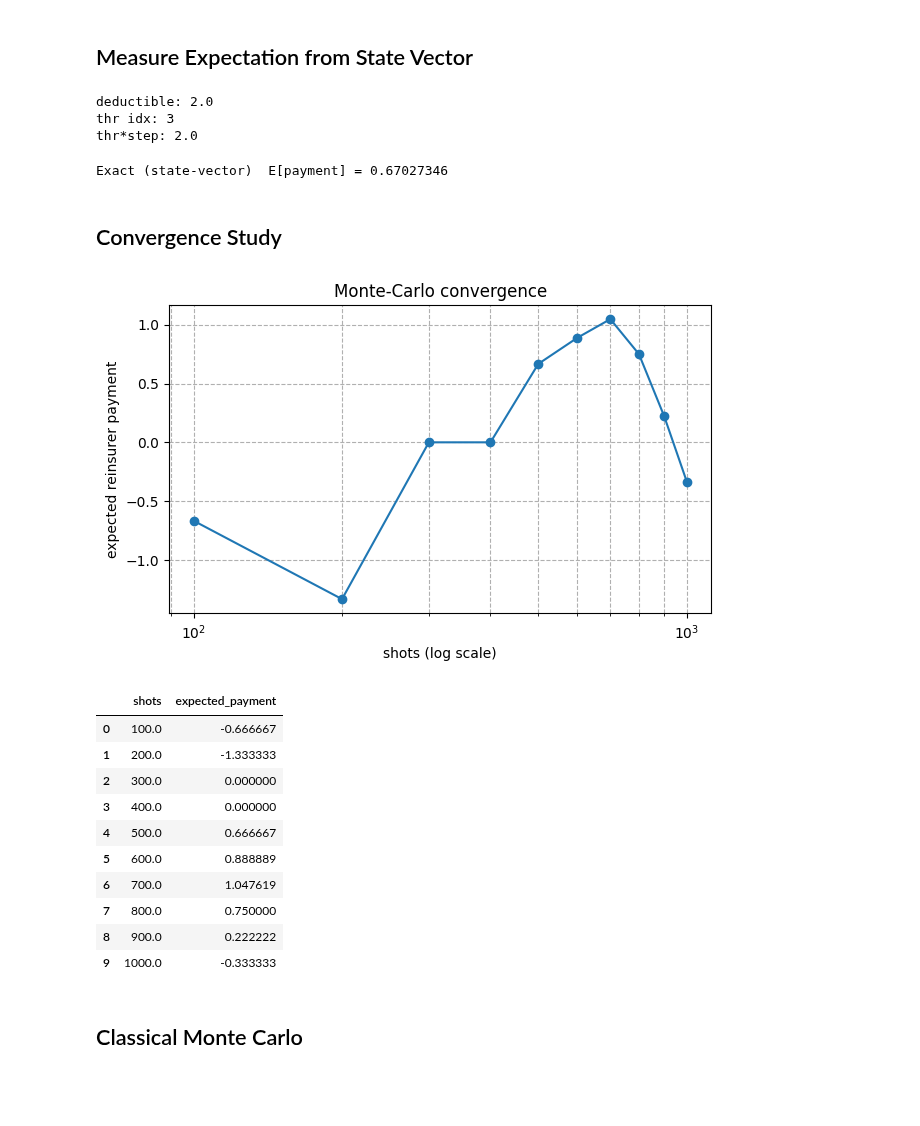
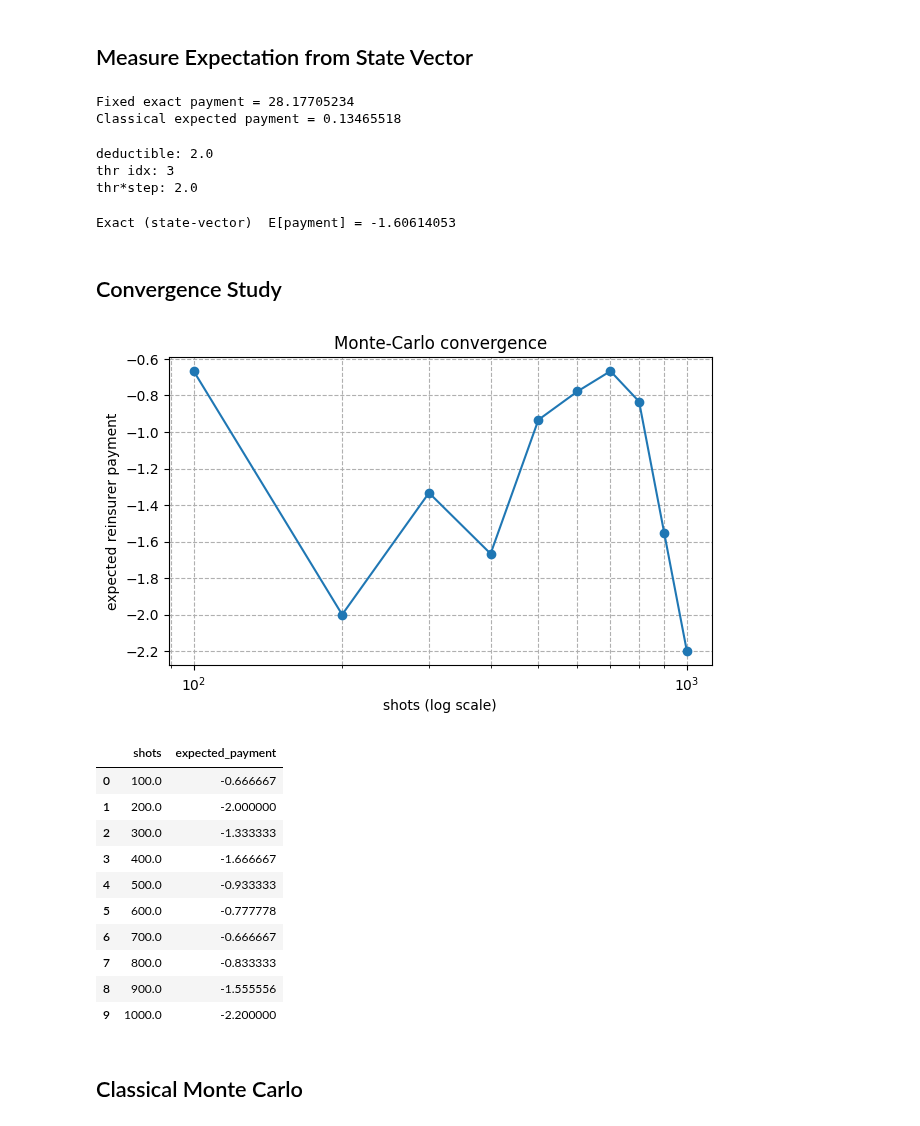
Before and after one commit to AlexFiliakov/knowledge-pricing, a Jupyter notebook: 4.b. Quantum Excess Evaluation Algorithm.ipynb, the cells around one changed output. Cells and saved outputs as stored; diff of their text form; code cells hidden in the pictures; blank space fills up the shorter version.

Commit message:
debugging rotation

```diff
--- a/4.b. Quantum Excess Evaluation Algorithm.ipynb
+++ b/4.b. Quantum Excess Evaluation Algorithm.ipynb
@@ -727,8 +766,8 @@ qc = apply_excess_rotations(
     flag_qubit=flag_q,
     meas_qubit=meas_q,
     step=step,
-    coins=coins,
-    c=c_param,
+    c_param=c_param,
+    little_endian=False
 )                  # choose c small (paper says “small number”)
 
 qc.barrier(label="controlled RY block")
@@ -737,0 +836,9 @@ CircuitInstruction(operation=Instruction(name='barrier', num_qubits=11, num_clbi
+# %%
+# Get the integer index of the measurement qubit within the circuit 'qc'
+meas_q_index = qc.qubits.index(meas_q)
+
+sv   = Statevector.from_instruction(qc)
+# Use the integer index for qargs
+p1   = sv.probabilities_dict(qargs=[meas_q_index]).get('1', 0)
+print("E[payment] =", (p1 - 0.5) / c_param)
+# should be ~ 0.133 at deductible = 2.0
@@ -960,6 +1216,29 @@ def expected_payment_exact(circ: QuantumCircuit,
     p1 = np.real(rho_meas.data[1, 1]) # probability of |1⟩ in the measurement qubit
 
     return (p1 - 0.5) / c
+# %%
+# Reset the circuit
+qc_reset = qc.copy()
+for i in range(len(qc_reset.qregs)-1, 3, -1):  # Remove extra registers
+    qc_reset.qregs.pop(i)
+
+# Add measurement qubit again
+meas_reg = add_measure_qubit_and_bias(qc_reset)
+meas_q = meas_reg[0]
+
+# Apply the fixed rotation function
+qc_reset = apply_excess_rotations(qc_reset, loss_reg, flag_q, meas_q, step, c_param)
+
+# Determine integer index of the measurement qubit in qc_reset.qubits
+meas_idx = qc_reset.qubits.index(meas_q)
+
+# Check the payment calculation
+pay_exact = expected_payment_exact(qc_reset, meas_idx, c_param)
+print(f"Fixed exact payment = {pay_exact:.8f}")
+print(f"Classical expected payment = {0.13465517755970566:.8f}")
+# %% [output]
+Fixed exact payment = 28.17705234
+Classical expected payment = 0.13465518
 # %%
 thr = int((deductible - domain_min) / step)
 print("deductible:", deductible)
@@ -970,10 +1249,10 @@ deductible: 2.0
 thr idx: 3
 thr*step: 2.0
 # %%
-pay_exact = expected_payment_exact(qc, meas_q, c_param)
+pay_exact = expected_payment_exact(qc, meas_idx, c_param)
 print(f"Exact (state‑vector)  E[payment] = {pay_exact:.8f}")
 # %% [output]
-Exact (state‑vector)  E[payment] = 0.67027346
+Exact (state‑vector)  E[payment] = -1.60614053
 # %%
 # e_pmt_qubits_2 = 0.21836028
 # e_pmt_qubits_3 = 0.14832136
@@ -1030,26 +1309,26 @@ def convergence_study(circ,
     return df
 # %%
 df_conv = convergence_study(qc,
-                            meas_idx=meas_q,
+                            meas_idx=meas_idx,
                             c_param=c_param,
                             coins=coins,
                             shot_grid=np.linspace(100, 1_000, 10))
 # Save for later comparison, if you like
 df_conv.to_csv("mc_convergence.csv", index=False)
 df_conv
 # %% [output]
-[figure, old version]
+[figure, new version]
 |  | shots | expected_payment |
 | 0 | 100.0 | -0.666667 |
-| 1 | 200.0 | -1.333333 |
-| 2 | 300.0 | 0.000000 |
-| 3 | 400.0 | 0.000000 |
-| 4 | 500.0 | 0.666667 |
-| 5 | 600.0 | 0.888889 |
-| 6 | 700.0 | 1.047619 |
-| 7 | 800.0 | 0.750000 |
-| 8 | 900.0 | 0.222222 |
-| 9 | 1000.0 | -0.333333 |
+| 1 | 200.0 | -2.000000 |
+| 2 | 300.0 | -1.333333 |
+| 3 | 400.0 | -1.666667 |
+| 4 | 500.0 | -0.933333 |
+| 5 | 600.0 | -0.777778 |
+| 6 | 700.0 | -0.666667 |
+| 7 | 800.0 | -0.833333 |
+| 8 | 900.0 | -1.555556 |
+| 9 | 1000.0 | -2.200000 |
 # %% [markdown]
 ## Classical Monte Carlo
 # %%
```
Also changed, not shown: parts of 16 cells of this notebook.
